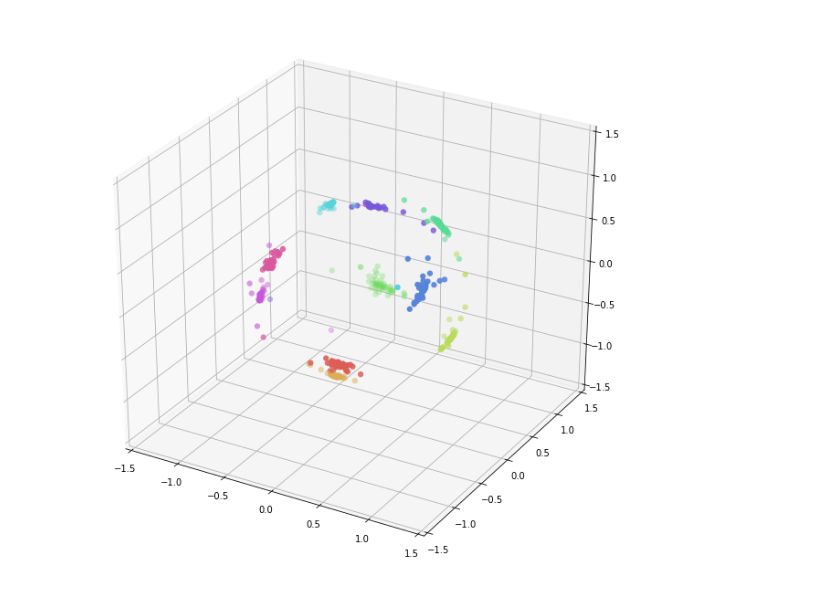
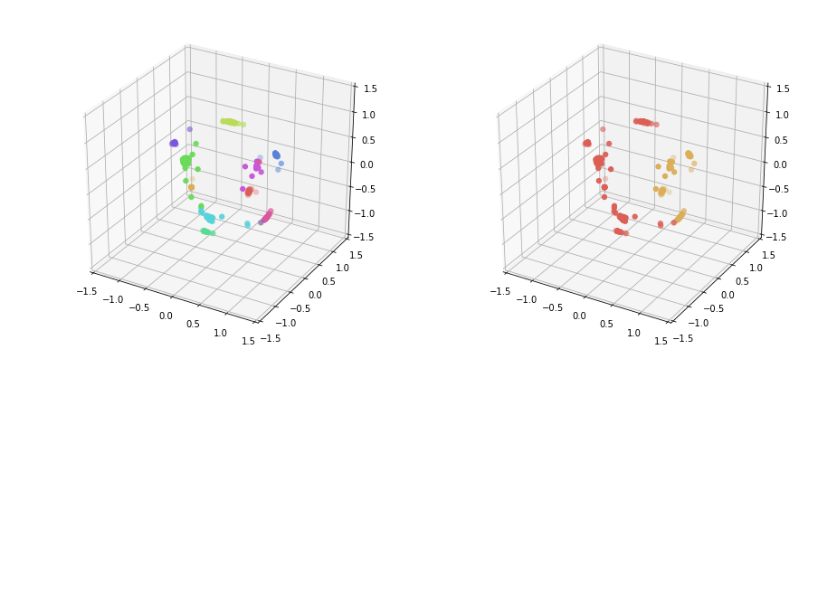
Before and after one commit to Sarapuce/Triplet_loss, a Jupyter notebook: Triplet loss pytorch.ipynb, the cells around one changed output. Saved outputs shown, nothing was run; the diff lists cells and outputs as text; code cells hidden in the pictures; blank space fills up the shorter version.

```diff
--- a/Triplet loss pytorch.ipynb
+++ b/Triplet loss pytorch.ipynb
@@ -18,7 +18,7 @@ from torchvision import datasets, transforms
 from torch import nn, optim
 from torch import autograd
 # %%
-epoch = 3
+epoch = 6
 # %%
 transform = transforms.Compose([transforms.ToTensor(),
                               transforms.Normalize((0.5,), (0.5,)),
@@ -161,6 +161,24 @@ def visual(x, y):
     ax.set_ylim(-1.5, 1.5)
     ax.set_zlim(-1.5, 1.5)
     return fig
+# %%
+def bivisual(x, y):
+    palette = np.array(sns.color_palette("hls", 10))
+    fig = plt.figure(figsize=(15, 6.5))
+    ax = fig.add_subplot(1, 2, 1, projection='3d')
+    ax.scatter3D(x[:,0], x[:,1], x[:,2], lw=0, s=40,
+                      c=palette[y.astype(np.int)]);
+    ax.set_xlim(-1.5, 1.5)
+    ax.set_ylim(-1.5, 1.5)
+    ax.set_zlim(-1.5, 1.5)
+
+    ax = fig.add_subplot(1, 2, 2, projection='3d')
+    ax.scatter3D(x[:,0], x[:,1], x[:,2], lw=0, s=40,
+                      c=palette[np.isin(y, boucle).astype(np.int)]);
+    ax.set_xlim(-1.5, 1.5)
+    ax.set_ylim(-1.5, 1.5)
+    ax.set_zlim(-1.5, 1.5)
+    return fig
 # %%
 def callback(net):
     data_movie, labels_movie = [], []
@@ -246,7 +264,7 @@ for e in range(epoch):
         with autograd.detect_anomaly():
             optimizer.zero_grad()
             out  = net(data)
-            loss = triplet_loss(out, labels, torch.tensor([0.8]).float())
+            loss = ratio_loss(out, labels, torch.tensor([0.8]).float())
             loss.backward()
             optimizer.step()
             running_loss += loss.item()
@@ -254,7 +272,7 @@ for e in range(epoch):
         if not i % 30:
             for data, labels in test_loader:
                 out  = net(data)
-                loss = triplet_loss(out, labels, torch.tensor([0.8]).float())
+                loss = ratio_loss(out, labels, torch.tensor([0.8]).float())
                 test_loss += loss.item()
             test_loss /= len(test_loader)
 
@@ -280,7 +301,7 @@ Epoch 2 - Training loss: 0.3953 - Test loss: 0.3687
 # %%
-fig = visual(*callback(best_model))
+fig = bivisual(*callback(best_model))
 # %% [output]
-[figure, old version]
+[figure, new version]
 # %%
 make_movie()
 # %%
```
Also changed, not shown: parts of 5 cells of this notebook.
